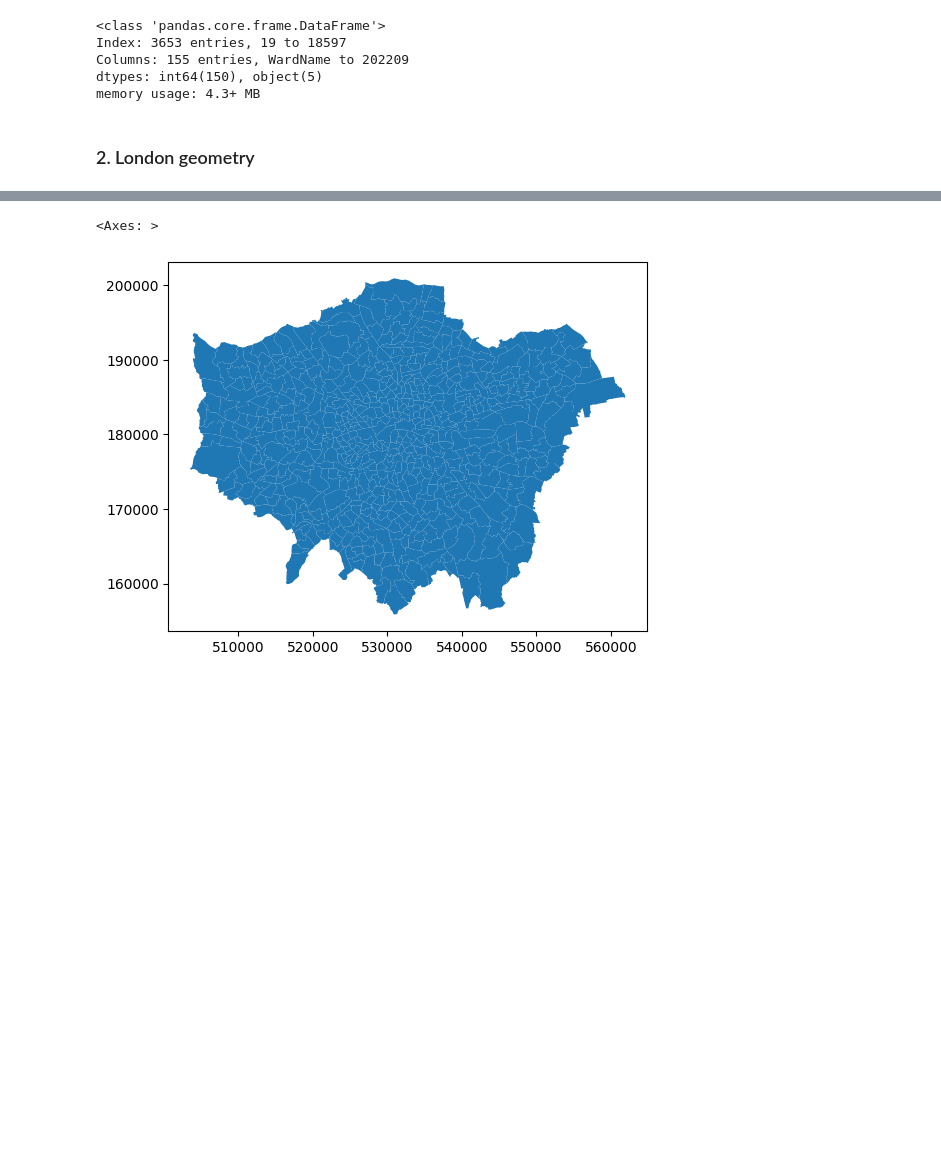
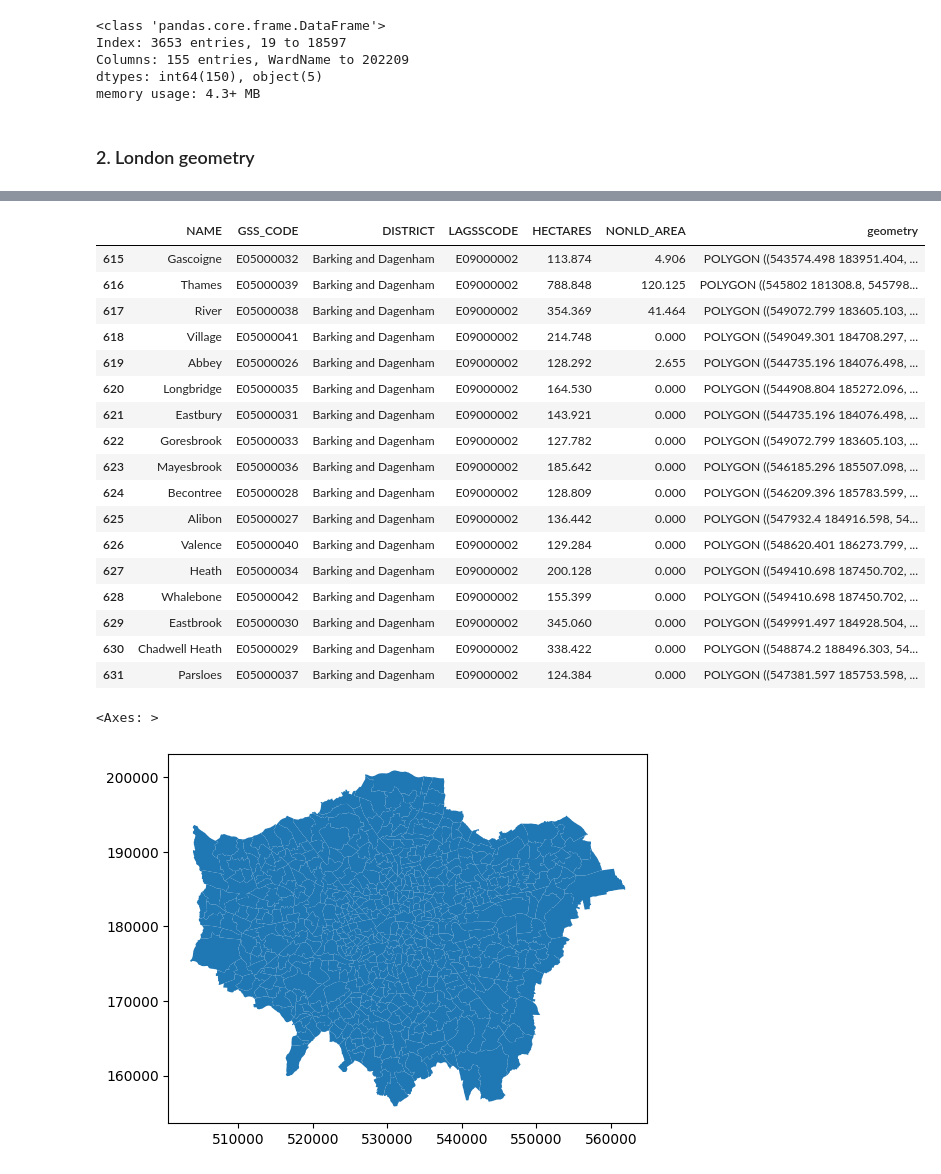
Before and after one commit to jyjylow/casa0006-assessment, a Jupyter notebook: CASA0006_Assessment.ipynb, the cells around one changed output, grey strips where cells are left out. Cells and saved outputs as stored; diff of their text form; code cells hidden in the pictures; blank space fills up the shorter version.

```diff
--- a/CASA0006_Assessment.ipynb
+++ b/CASA0006_Assessment.ipynb
@@ -189,6 +189,29 @@ gdf.head()
 | 2 | Berrylands | E05000401 | Kingston upon Thames | E09000021 | 145.390 | 0.0 | POLYGON ((518107.499 167303.399, ... |
 | 3 | Alexandra | E05000400 | Kingston upon Thames | E09000021 | 268.506 | 0.0 | POLYGON ((520336.7 165105.498, 52... |
 | 4 | Beverley | E05000402 | Kingston upon Thames | E09000021 | 187.821 | 0.0 | POLYGON ((521201.203 169275.505, ... |
+# %%
+gdf2 = gpd.read_file("data/ward_shapefiles/London-wards-2018_ESRI/London_Ward.shp")
+gdf2.head()
+gdf[gdf["DISTRICT"] == "Barking and Dagenham"]
+# %% [output]
+|  | NAME | GSS_CODE | DISTRICT | LAGSSCODE | HECTARES | NONLD_AREA | geometry |
+| 615 | Gascoigne | E05000032 | Barking and Dagenham | E09000002 | 113.874 | 4.906 | POLYGON ((543574.498 183951.404, ... |
+| 616 | Thames | E05000039 | Barking and Dagenham | E09000002 | 788.848 | 120.125 | POLYGON ((545802 181308.8, 545798... |
+| 617 | River | E05000038 | Barking and Dagenham | E09000002 | 354.369 | 41.464 | POLYGON ((549072.799 183605.103, ... |
+| 618 | Village | E05000041 | Barking and Dagenham | E09000002 | 214.748 | 0.000 | POLYGON ((549049.301 184708.297, ... |
+| 619 | Abbey | E05000026 | Barking and Dagenham | E09000002 | 128.292 | 2.655 | POLYGON ((544735.196 184076.498, ... |
+| 620 | Longbridge | E05000035 | Barking and Dagenham | E09000002 | 164.530 | 0.000 | POLYGON ((544908.804 185272.096, ... |
+| 621 | Eastbury | E05000031 | Barking and Dagenham | E09000002 | 143.921 | 0.000 | POLYGON ((544735.196 184076.498, ... |
+| 622 | Goresbrook | E05000033 | Barking and Dagenham | E09000002 | 127.782 | 0.000 | POLYGON ((549072.799 183605.103, ... |
+| 623 | Mayesbrook | E05000036 | Barking and Dagenham | E09000002 | 185.642 | 0.000 | POLYGON ((546185.296 185507.098, ... |
+| 624 | Becontree | E05000028 | Barking and Dagenham | E09000002 | 128.809 | 0.000 | POLYGON ((546209.396 185783.599, ... |
+| 625 | Alibon | E05000027 | Barking and Dagenham | E09000002 | 136.442 | 0.000 | POLYGON ((547932.4 184916.598, 54... |
+| 626 | Valence | E05000040 | Barking and Dagenham | E09000002 | 129.284 | 0.000 | POLYGON ((548620.401 186273.799, ... |
+| 627 | Heath | E05000034 | Barking and Dagenham | E09000002 | 200.128 | 0.000 | POLYGON ((549410.698 187450.702, ... |
+| 628 | Whalebone | E05000042 | Barking and Dagenham | E09000002 | 155.399 | 0.000 | POLYGON ((549410.698 187450.702, ... |
+| 629 | Eastbrook | E05000030 | Barking and Dagenham | E09000002 | 345.060 | 0.000 | POLYGON ((549991.497 184928.504, ... |
+| 630 | Chadwell Heath | E05000029 | Barking and Dagenham | E09000002 | 338.422 | 0.000 | POLYGON ((548874.2 188496.303, 54... |
+| 631 | Parsloes | E05000037 | Barking and Dagenham | E09000002 | 124.384 | 0.000 | POLYGON ((547381.597 185753.598, ... |
 # %%
 # taking a look at gdf
 gdf.plot()
```
Also changed, not shown: parts of 11 cells of this notebook, 1 other file.
